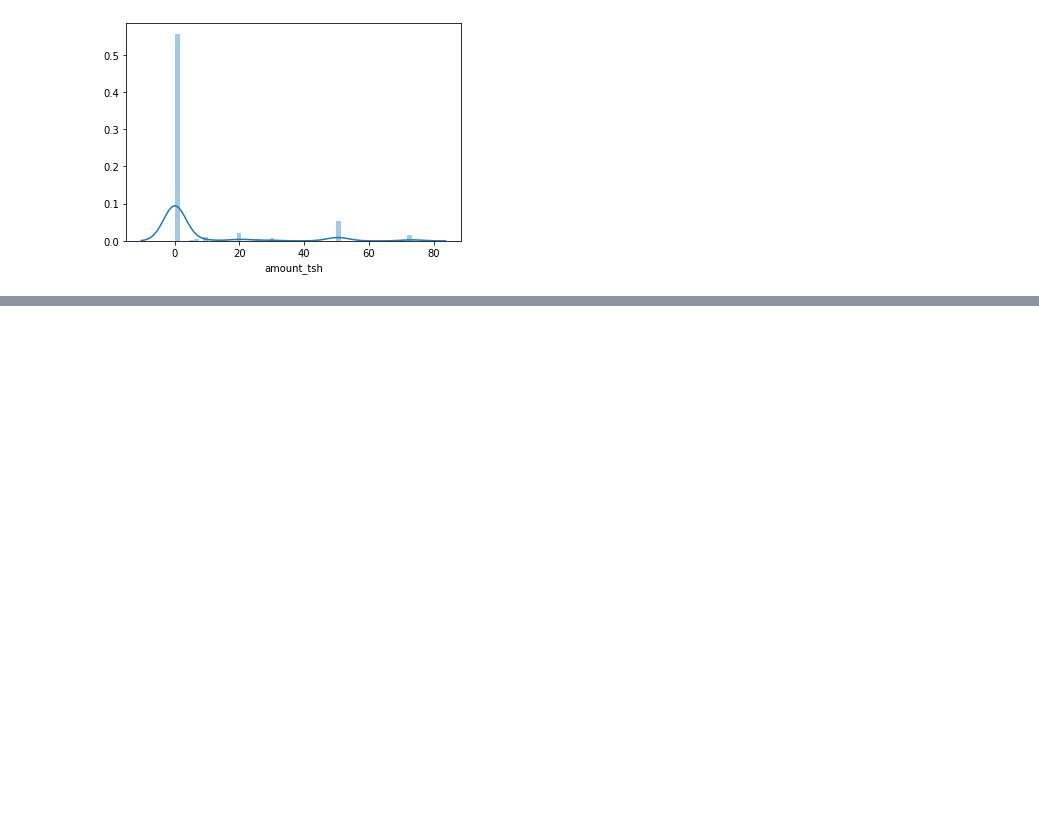
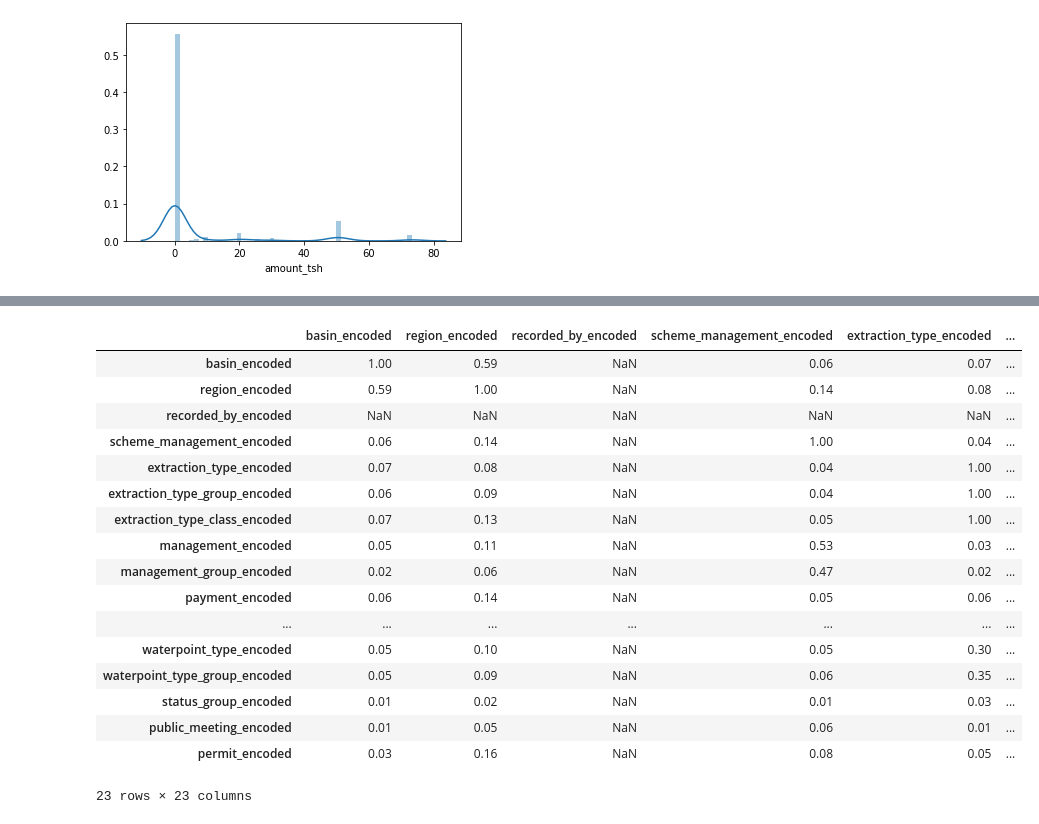
Before and after one commit to colemai/water_table_anlaysis, a Jupyter notebook: main.ipynb, the cells around one changed output, grey strips where cells are left out. Drawn from its saved outputs; the diff is of its cells as text; code cells hidden in the pictures; blank space fills up the shorter version.

```diff
--- a/main.ipynb
+++ b/main.ipynb
@@ -481,0 +415,33 @@ confusion_matrix = pd.crosstab(df[column1], df[column2])
+# %%
+rows= []
+
+for var1 in wt[categorics]:
+  col = []
+  for var2 in wt[categorics] :
+    cramers = cramers_V(wt[categorics][var1], wt[categorics][var2])
+    col.append(round(cramers,2))
+  rows.append(col)
+
+cramers_results = np.array(rows)
+df = pd.DataFrame(cramers_results, columns = wt[categorics].columns, index = wt[categorics].columns)
+
+df
+# %% [output]
+|  | basin_encoded | region_encoded | recorded_by_encoded | scheme_management_encoded | extraction_type_encoded | ... |
+| basin_encoded | 1.00 | 0.59 | NaN | 0.06 | 0.07 | ... |
+| region_encoded | 0.59 | 1.00 | NaN | 0.14 | 0.08 | ... |
+| recorded_by_encoded | NaN | NaN | NaN | NaN | NaN | ... |
+| scheme_management_encoded | 0.06 | 0.14 | NaN | 1.00 | 0.04 | ... |
+| extraction_type_encoded | 0.07 | 0.08 | NaN | 0.04 | 1.00 | ... |
+| extraction_type_group_encoded | 0.06 | 0.09 | NaN | 0.04 | 1.00 | ... |
+| extraction_type_class_encoded | 0.07 | 0.13 | NaN | 0.05 | 1.00 | ... |
+| management_encoded | 0.05 | 0.11 | NaN | 0.53 | 0.03 | ... |
+| management_group_encoded | 0.02 | 0.06 | NaN | 0.47 | 0.02 | ... |
+| payment_encoded | 0.06 | 0.14 | NaN | 0.05 | 0.06 | ... |
+| ... | ... | ... | ... | ... | ... | ... |
+| waterpoint_type_encoded | 0.05 | 0.10 | NaN | 0.05 | 0.30 | ... |
+| waterpoint_type_group_encoded | 0.05 | 0.09 | NaN | 0.06 | 0.35 | ... |
+| status_group_encoded | 0.01 | 0.02 | NaN | 0.01 | 0.03 | ... |
+| public_meeting_encoded | 0.01 | 0.05 | NaN | 0.06 | 0.01 | ... |
+| permit_encoded | 0.03 | 0.16 | NaN | 0.08 | 0.05 | ... |
+23 rows × 23 columns
```
Also changed, not shown: parts of 22 cells of this notebook.
